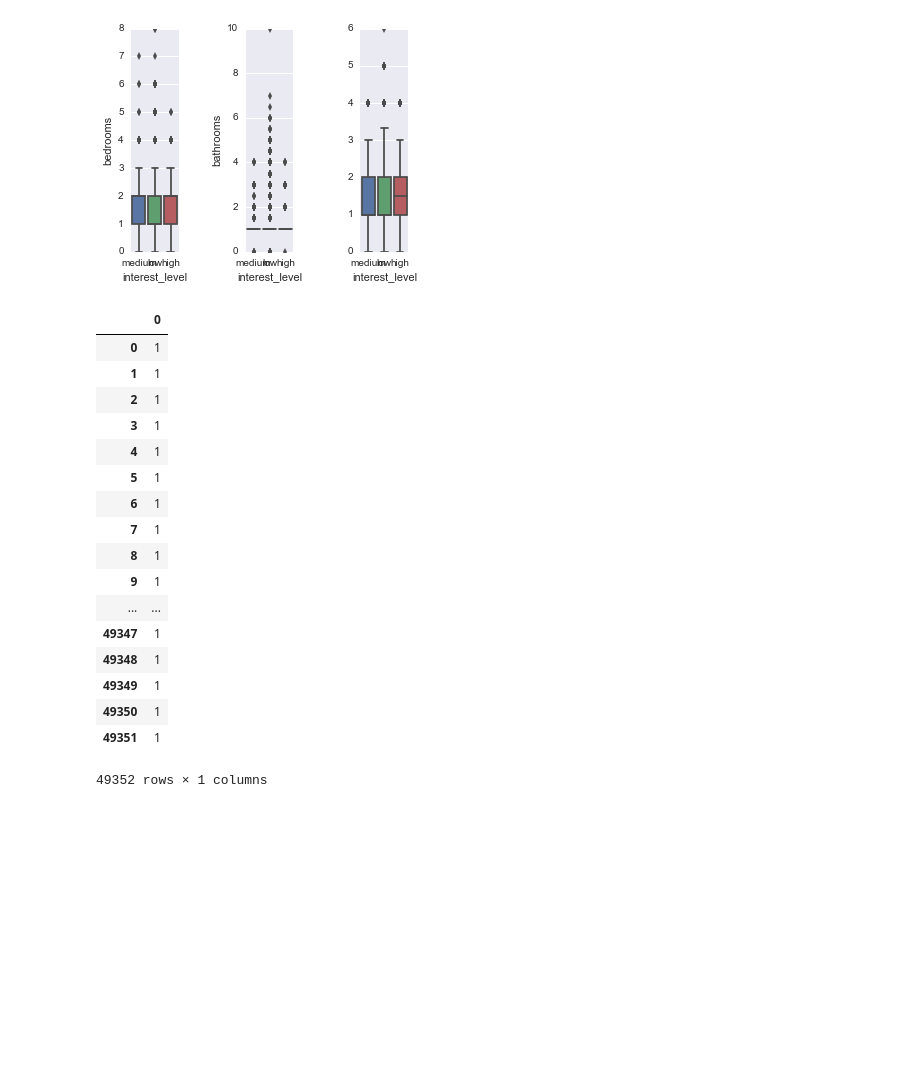
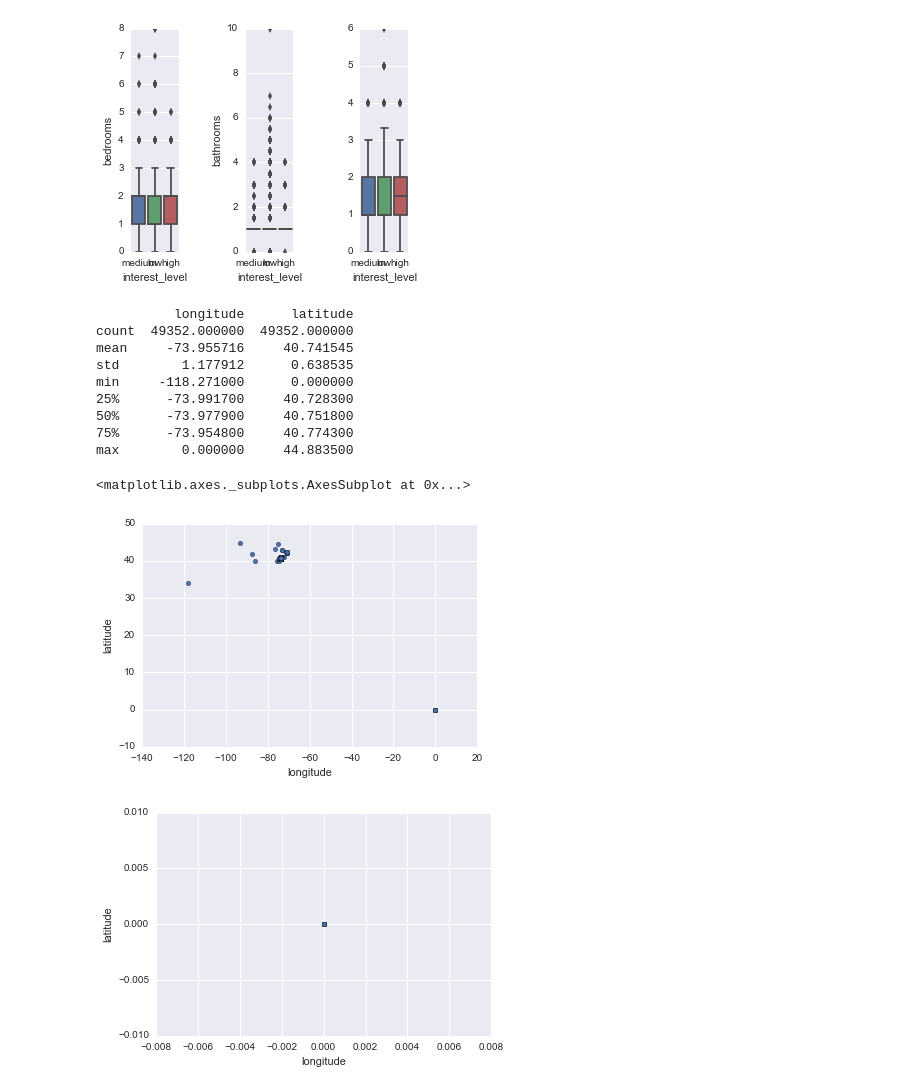
Before and after one commit to al825/Reatal_List_Classification, a Jupyter notebook: rental_list_classification.ipynb, the cells around one changed output. Cells and saved outputs as stored; diff of their text form; code cells hidden in the pictures; blank space fills up the shorter version.

```diff
--- a/rental_list_classification.ipynb
+++ b/rental_list_classification.ipynb
@@ -100,25 +108,24 @@ sns.boxplot(x=train_set['interest_level'], y=bb_ratio, ax=ax)
 plt.show()
 # %% [output]
 [figure]
-# %%
-a=pd.DataFrame(np.repeat(1, train_set.shape[0]))
-a
-# %% [output]
-|  | 0 |
-| 0 | 1 |
-| 1 | 1 |
-| 2 | 1 |
-| 3 | 1 |
-| 4 | 1 |
-| 5 | 1 |
-| 6 | 1 |
-| 7 | 1 |
-| 8 | 1 |
-| 9 | 1 |
-| ... | ... |
-| 49347 | 1 |
-| 49348 | 1 |
-| 49349 | 1 |
-| 49350 | 1 |
-| 49351 | 1 |
-49352 rows × 1 columns
+# %%
+# longitute and latitude
+print(train_set[['longitude', 'latitude']].describe())
+train_set.plot.scatter('longitude', 'latitude')
+
+# find potential outliers with longitude = 0
+train_set[train_set['longitude']==0].plot.scatter('longitude', 'latitude')
+# for those longitude = 0, latitude also = 0, 0 is probably been used to represent missing values
+# %% [output]
+          longitude      latitude
+count  49352.000000  49352.000000
+mean     -73.955716     40.741545
+std        1.177912      0.638535
+min     -118.271000      0.000000
+25%      -73.991700     40.728300
+50%      -73.977900     40.751800
+75%      -73.954800     40.774300
+max        0.000000     44.883500
+<matplotlib.axes._subplots.AxesSubplot at 0x...>
+[figure, added]
+[figure, added]
```
Also changed, not shown: parts of 4 cells of this notebook.
